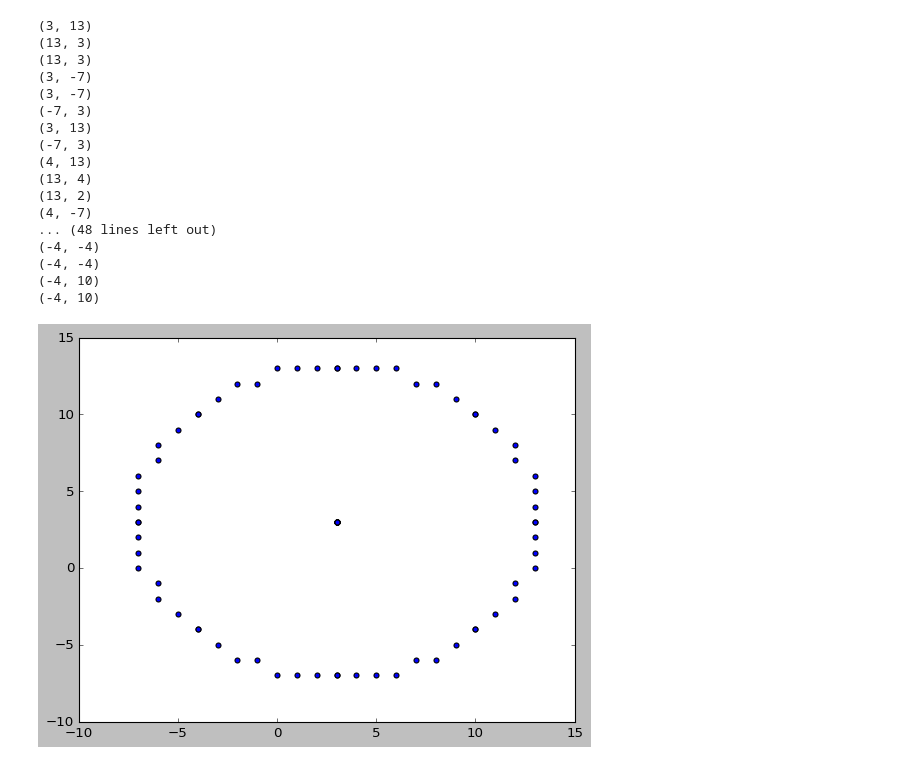
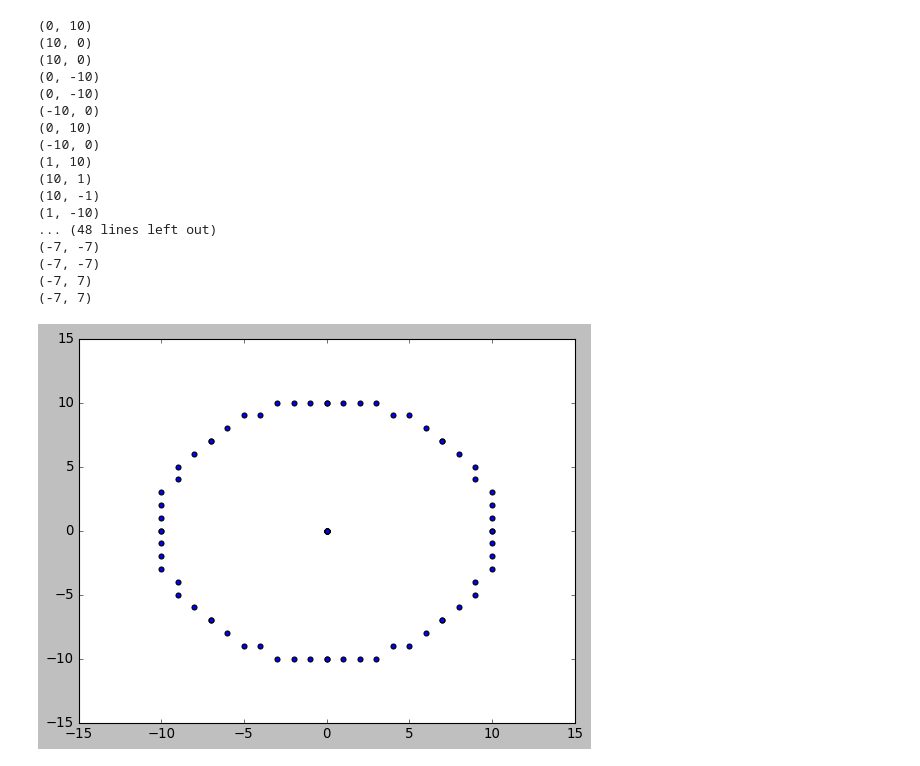
Before and after one commit to ChepeAicrag/Graficacion, a Jupyter notebook: AlgoritmosPrimitivasGraficas/AlgoritmoPuntoMedio_Circuferencia.ipynb, the cells around one changed output. Drawn from its saved outputs; the diff is of its cells as text; code cells hidden in the pictures.

```diff
--- a/AlgoritmosPrimitivasGraficas/AlgoritmoPuntoMedio_Circuferencia.ipynb
+++ b/AlgoritmosPrimitivasGraficas/AlgoritmoPuntoMedio_Circuferencia.ipynb
@@ -117,42 +118,42 @@ plt.show()
 # %%
  # Utilizando operaciones con números enteros
  # Más rápido en tiempo de ejecución que el anterior
  # Considerando el centro fuera del origen
 def drawCircunferencia(xc, yc, r):
   x, y = 0, r
   p = 1 - r
-  inc_E = 3
-  inc_SE = 5 - 2 * r
+  inc_E = 3 # dE = 2x + 3
+  inc_SE = - 2 * y + 5 # dSE = 2x - 2y + 5
   drawPointCenter(x, y, xc, yc)
   while y > x:
     x = x + 1
     if p < 0 :
       p = p + inc_E
       inc_E, inc_SE = inc_E + 2, inc_SE + 2
     else:
       p = p + inc_SE
       inc_E, inc_SE = inc_E + 2, inc_SE + 4
       y = y - 1
     drawPointCenter(x, y, xc, yc)
 
-drawCircunferencia(3, 3, 10)
+drawCircunferencia(0, 0, 10)
 plt.show()
 # %% [output]
-(3, 13)
-(13, 3)
-(13, 3)
-(3, -7)
-(3, -7)
-(-7, 3)
-(3, 13)
-(-7, 3)
-(4, 13)
-(13, 4)
-(13, 2)
-(4, -7)
+(0, 10)
+(10, 0)
+(10, 0)
+(0, -10)
+(0, -10)
+(-10, 0)
+(0, 10)
+(-10, 0)
+(1, 10)
+(10, 1)
+(10, -1)
+(1, -10)
 ... (48 lines left out)
-(-4, -4)
-(-4, -4)
-(-4, 10)
-(-4, 10)
+(-7, -7)
+(-7, -7)
+(-7, 7)
+(-7, 7)
-[figure, old version]
+[figure, new version]
```
Also changed, not shown: parts of 4 cells of this notebook, 3 other files.
